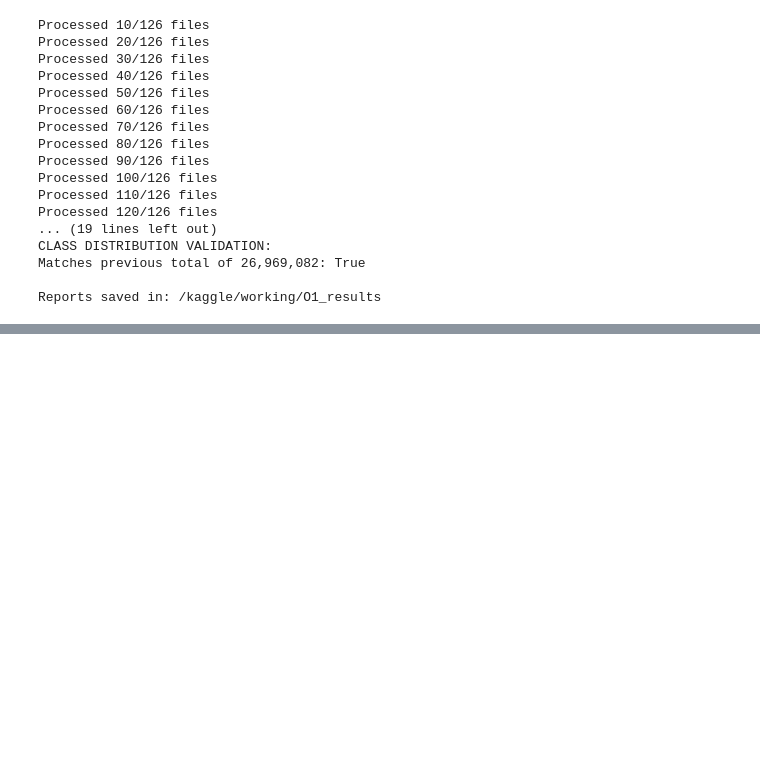
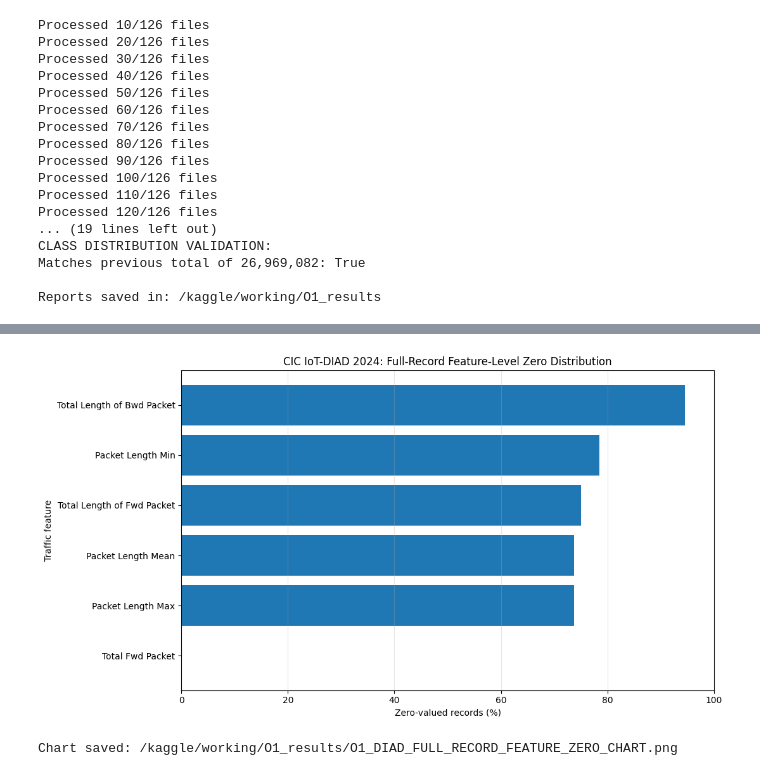
Before and after one commit to aendris18/connect-the-dots, a Jupyter notebook: iot-intrusion-2.ipynb, the cells around one changed output, grey strips where cells are left out. Saved outputs shown, nothing was run; the diff lists cells and outputs as text; code cells hidden in the pictures; blank space fills up the shorter version.

Commit message:
Kaggle Notebook | iot intrusion 2 | Version 6

```diff
--- a/iot-intrusion-2.ipynb
+++ b/iot-intrusion-2.ipynb
@@ -6487,0 +6847,9 @@ Both reports saved in: /kaggle/working/O1_results
+# %%
+test_files = [
+    "MITM-ArpSpoofing.pcap_Flow.csv",
+    "MITM-ArpSpoofing1.pcap_Flow.csv",
+    "DNS_Spoofing.pcap_Flow.csv"
+]
+
+for filename in test_files:
+    print(filename, "->", map_scenario(filename))
@@ -6487,0 +15005,46 @@ Both reports saved in: /kaggle/working/O1_results
+# %%
+
+# ============================================================
+# O1.3: FEATURE ZERO-PERCENTAGE CHART
+# ============================================================
+
+import matplotlib.pyplot as plt
+
+plt.figure(figsize=(11, 6))
+
+plt.barh(
+    overall_summary["feature"],
+    overall_summary["zero_percentage"]
+)
+
+plt.xlabel("Zero-valued records (%)")
+plt.ylabel("Traffic feature")
+
+plt.title(
+    "CIC IoT-DIAD 2024: "
+    "Full-Record Feature-Level Zero Distribution"
+)
+
+plt.xlim(0, 100)
+plt.gca().invert_yaxis()
+plt.grid(axis="x", alpha=0.3)
+
+plt.tight_layout()
+
+chart_path = os.path.join(
+    RESULTS_DIR,
+    "O1_DIAD_FULL_RECORD_FEATURE_ZERO_CHART.png"
+)
+
+plt.savefig(
+    chart_path,
+    dpi=300,
+    bbox_inches="tight"
+)
+
+plt.show()
+
+print("Chart saved:", chart_path)
+# %% [output]
+[figure, added]
+Chart saved: /kaggle/working/O1_results/O1_DIAD_FULL_RECORD_FEATURE_ZERO_CHART.png
```
Also changed, not shown: parts of 136 cells of this notebook.
